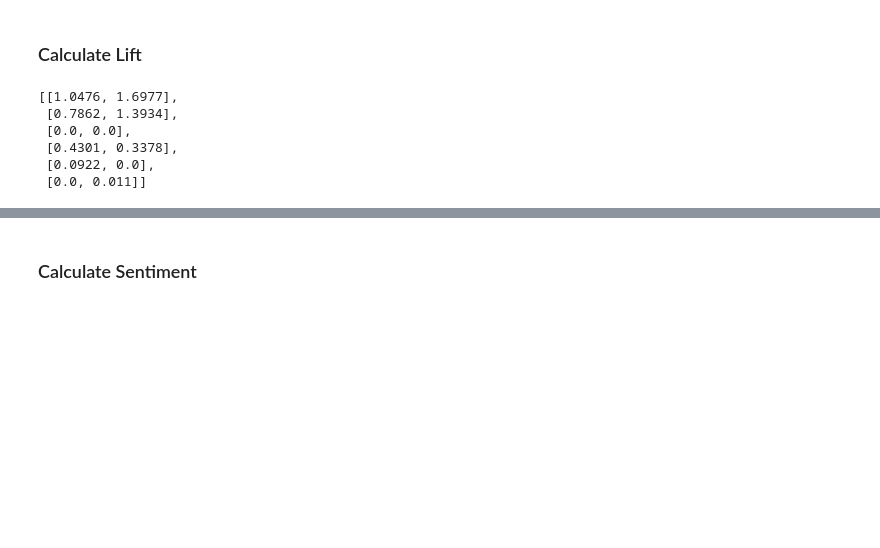
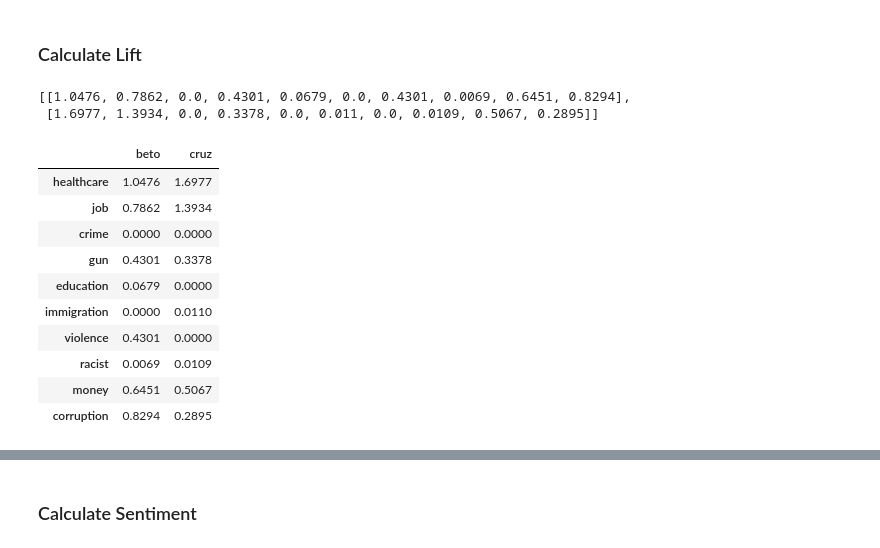
Before and after one commit to BrianPetersonHub/UGCA_Project2, a Jupyter notebook: UGCA_Project2_1023.ipynb, the cells around one changed output, grey strips where cells are left out. Drawn from its saved outputs; the diff is of its cells as text; code cells hidden in the pictures; blank space fills up the shorter version.

```diff
--- a/UGCA_Project2_1023.ipynb
+++ b/UGCA_Project2_1023.ipynb
@@ -270,21 +291,42 @@ pp.pprint(cross_candidates_issues)
 # %%
 # now we can calculate the lift value
 data=[]
-for i in range(len(cross_candidates_issues.keys())):
+num_candidates = len(cross_candidates_issues.keys())
+for i in range(num_candidates):
     row = []
-    for j in range(len(cross_candidates_issues[list(cross_candidates_issues.keys())[i]].keys())):
-            row.append(round( len(cross_candidates_issues[list(issues.keys())[i]][list(candidates.keys())[j]])\
-                             / (len(issues[list(issues.keys())[i]])\
-                            * len(candidates[list(candidates.keys())[j]]) ) * len(tweets_cleaned), 4))
+    num_issues = len(cross_candidates_issues[list(cross_candidates_issues.keys())[i]].keys())
+    for j in range(num_issues):
+        num_candidate_cross_issue_mentions = len(cross_candidates_issues[list(candidates.keys())[i]][list(issues.keys())[j]])
+        num_tweets_about_issue = len(issues[list(issues.keys())[j]])
+        num_tweets_about_candidate = len(candidates[list(candidates.keys())[i]])
+        num_total_tweets = len(tweets_cleaned.keys())
+#         print(num_candidate_cross_issue_mentions, num_tweets_about_issue, num_tweets_about_candidate, num_total_tweets)
+        row.append(
+            round(
+                num_total_tweets * num_candidate_cross_issue_mentions / (num_tweets_about_issue * num_tweets_about_candidate ),
+                4)
+                  )
     data.append(row)
 data
 # %% [output]
-[[1.0476, 1.6977],
- [0.7862, 1.3934],
- [0.0, 0.0],
- [0.4301, 0.3378],
- [0.0922, 0.0],
- [0.0, 0.011]]
+[[1.0476, 0.7862, 0.0, 0.4301, 0.0679, 0.0, 0.4301, 0.0069, 0.6451, 0.8294],
+ [1.6977, 1.3934, 0.0, 0.3378, 0.0, 0.011, 0.0, 0.0109, 0.5067, 0.2895]]
+# %%
+columns = [i for i in issues]
+index = [i for i in candidates]
+pd.DataFrame(data, columns=columns, index=index).T
+# %% [output]
+|  | beto | cruz |
+| healthcare | 1.0476 | 1.6977 |
+| job | 0.7862 | 1.3934 |
+| crime | 0.0000 | 0.0000 |
+| gun | 0.4301 | 0.3378 |
+| education | 0.0679 | 0.0000 |
+| immigration | 0.0000 | 0.0110 |
+| violence | 0.4301 | 0.0000 |
+| racist | 0.0069 | 0.0109 |
+| money | 0.6451 | 0.5067 |
+| corruption | 0.8294 | 0.2895 |
 # %%
 import pandas as pd
 import numpy as np
```
Also changed, not shown: parts of 5 cells of this notebook.
